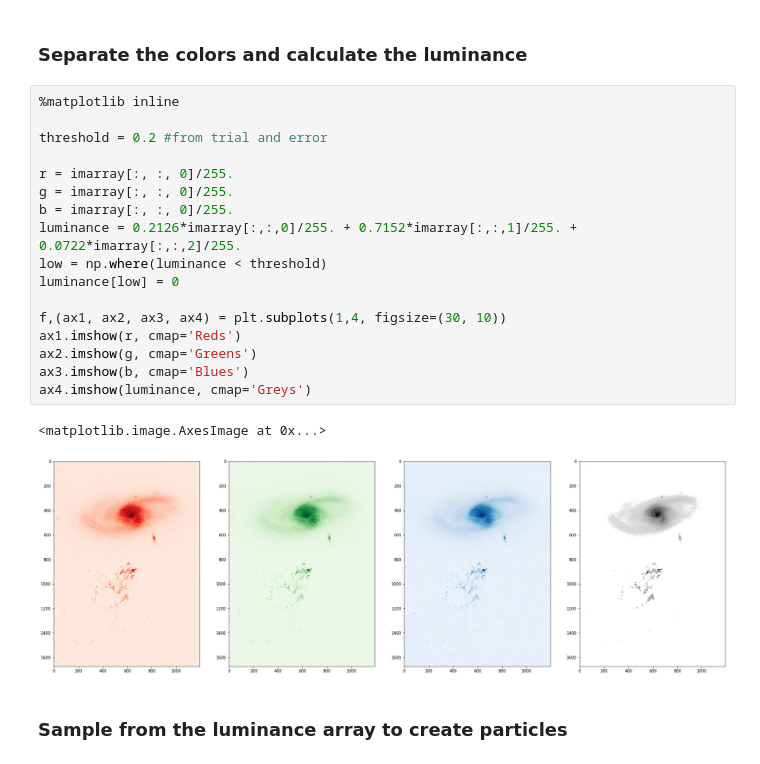
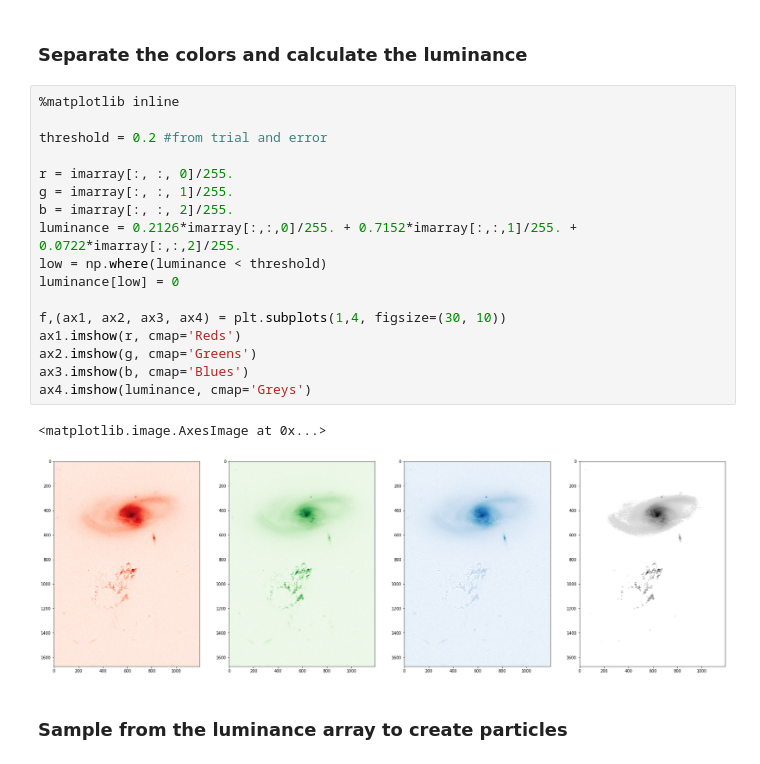
Before and after one commit to ageller/UniviewVoorwerp, a Jupyter notebook: rawdata/VoorwerpParticles.ipynb, the cells around one changed output. Saved outputs shown, nothing was run; the diff lists cells and outputs as text.

```diff
--- a/rawdata/VoorwerpParticles.ipynb
+++ b/rawdata/VoorwerpParticles.ipynb
@@ -33,23 +36,23 @@ print(imarray.shape)
 # %%
 %matplotlib inline
 
 threshold = 0.2 #from trial and error
 
 r = imarray[:, :, 0]/255.
-g = imarray[:, :, 0]/255.
-b = imarray[:, :, 0]/255.
+g = imarray[:, :, 1]/255.
+b = imarray[:, :, 2]/255.
 luminance = 0.2126*imarray[:,:,0]/255. + 0.7152*imarray[:,:,1]/255. + 0.0722*imarray[:,:,2]/255.
 low = np.where(luminance < threshold)
 luminance[low] = 0
 
 f,(ax1, ax2, ax3, ax4) = plt.subplots(1,4, figsize=(30, 10))
 ax1.imshow(r, cmap='Reds')
 ax2.imshow(g, cmap='Greens')
 ax3.imshow(b, cmap='Blues')
 ax4.imshow(luminance, cmap='Greys')
 # %% [output]
 <matplotlib.image.AxesImage at 0x...>
-[figure, old version]
+[figure, new version]
 # %% [markdown]
 ### Sample from the luminance array to create particles
 # %%
```
Also changed, not shown: parts of 5 cells of this notebook.
